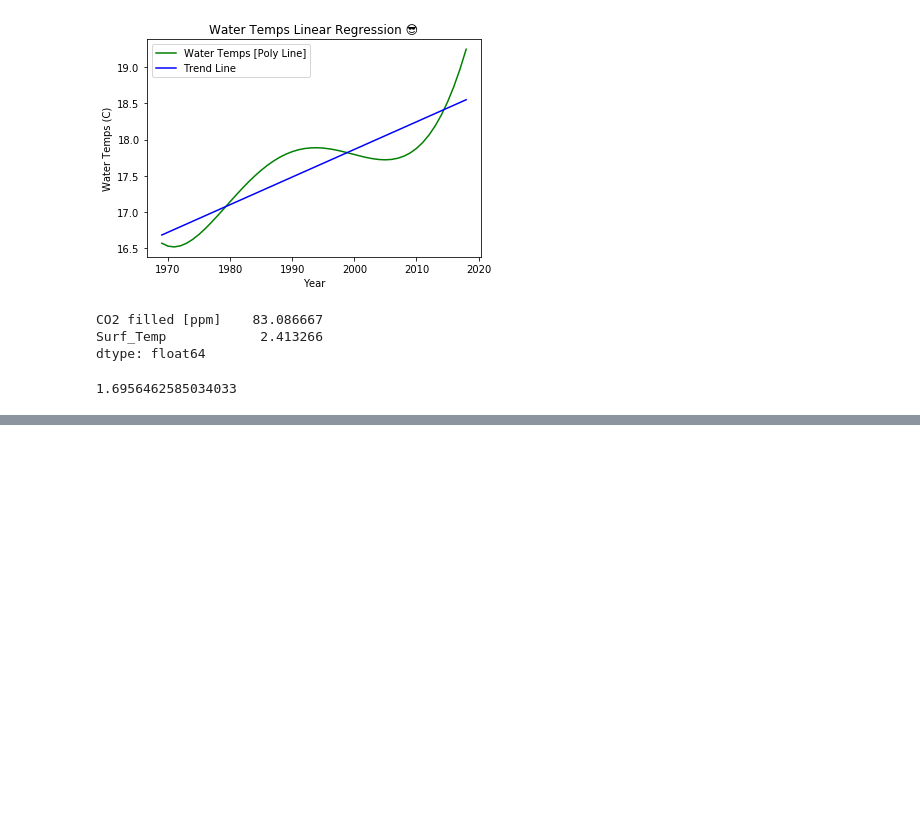
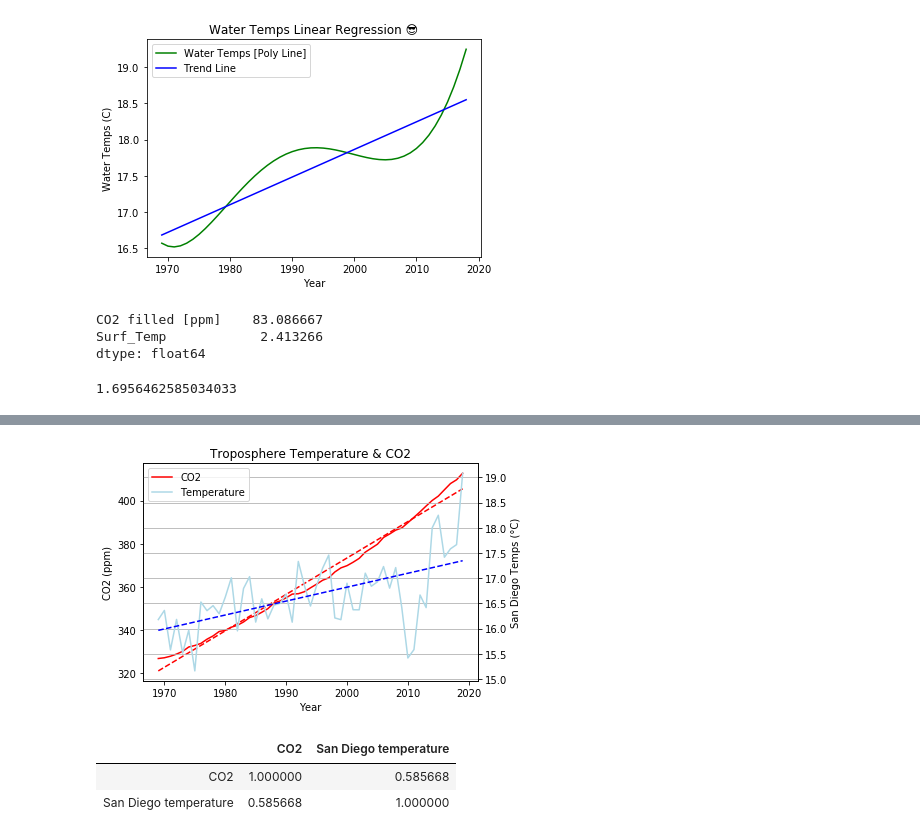
Before and after one commit to giantmagellan/sandiego-climate-analysis, a Jupyter notebook: Rabid Icebergs.ipynb, the cells around one changed output, grey strips where cells are left out. Drawn from its saved outputs; the diff is of its cells as text; code cells hidden in the pictures; blank space fills up the shorter version.

```diff
--- a/Rabid Icebergs.ipynb
+++ b/Rabid Icebergs.ipynb
@@ -823,0 +826,5 @@ avgChange
+# %%
+# plot CO2 levels vs. temp over 1969 to 2019
+CO2_air_temp_raw = pd.read_csv("resources/cleansamples.csv")
+CO2_air_temp_df = CO2_air_temp_raw[['Yr', 'CO2 filled [ppm]']]
+CO2_air_temp_df
@@ -823,0 +845,50 @@ avgChange
+# %%
+# create groupby, which will be used for averaging the monthly CO2 for each year
+CO2_air_temp_group = CO2_air_temp_df.groupby(['Yr'])
+CO2_air_temp_yearly_mean = CO2_air_temp_group['CO2 filled [ppm]'].mean()
+
+# create a temperature array for the y-axis of the plot
+CO2_air_temp_array = CO2_air_temp_yearly_mean.values
+# %%
+# Set linear regression line for global temps and CO2
+slope_t, intercept_t, r_value_t, p_value_t, std_err_t = \
+    linregress(year_array, temp_array)
+fit_t = slope_t * year_array + intercept_t
+
+slope_c, intercept_c, r_value_c, p_value_c, std_err_c = \
+    linregress(year_array, CO2_air_temp_array)
+fit_c = slope_c * year_array + intercept_c
+# %%
+# Plot co2 levels vs temp
+
+fig, ax1 = plt.subplots()
+ax1.plot(year_array, CO2_air_temp_array, color='red', label='CO2')
+
+ax2 = ax1.twinx()
+ax2.plot(year_array, temp_array, color='lightblue', label='Temperature')
+
+# plot the linear
+ax1.plot(year_array, fit_c, 'r--')
+ax2.plot(year_array, fit_t, 'b--')
+
+lines = ax1.get_lines() + ax2.get_lines()
+plt.legend(lines, [line.get_label() for line in lines], loc='best')
+
+plt.title('Troposphere Temperature & CO2')
+ax1.set_xlabel('Year')
+ax1.set_ylabel('CO2 (ppm)')
+ax2.set_ylabel('San Diego Temps (°C)')
+plt.grid()
+
+plt.savefig('images/Troposphere Temperature & CO2.png')
+# %% [output]
+[figure, added]
+# %%
+#correlation between CO2 and San Diego mean temperature
+combined_df = pd.DataFrame({'CO2':CO2_air_temp_array,
+                            'San Diego temperature':temp_array})
+combined_df.corr()
+# %% [output]
+|  | CO2 | San Diego temperature |
+| CO2 | 1.000000 | 0.585668 |
+| San Diego temperature | 0.585668 | 1.000000 |
```
Also changed, not shown: parts of 2 cells of this notebook, 1 other file.
